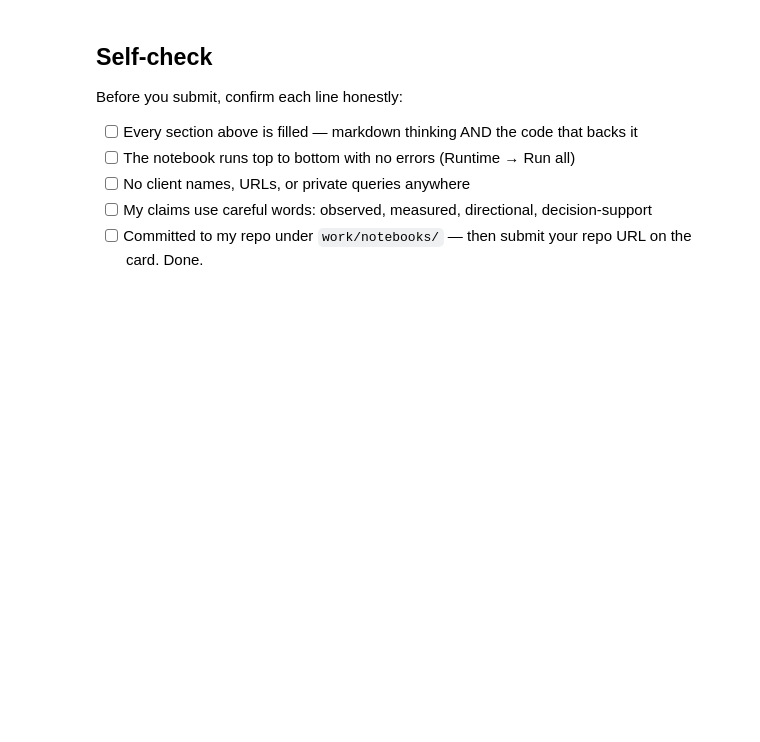
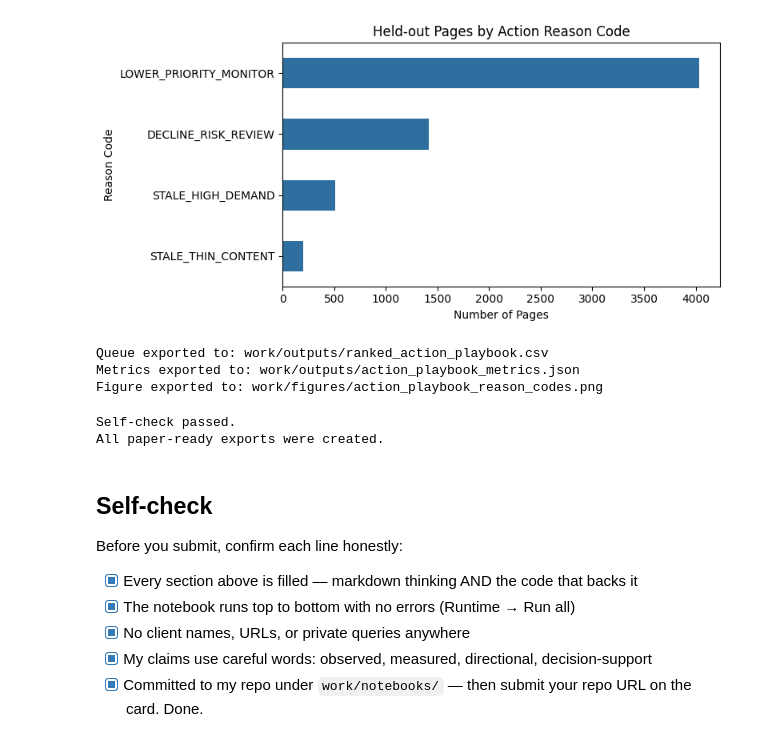
Before and after one commit to Subhash-2910/flyrank-ML-T1, a Jupyter notebook: work/notebooks/w07_action_playbook.ipynb, the cells around one changed output. Saved outputs shown, nothing was run; the diff lists cells and outputs as text; code cells hidden in the pictures; blank space fills up the shorter version.

Commit message:
Add content action playbook and exports - w_07

```diff
--- a/work/notebooks/w07_action_playbook.ipynb
+++ b/work/notebooks/w07_action_playbook.ipynb
@@ -44,10 +416,78 @@ This skeleton is yours to fill. Work the sections **in order** — each one has
+# %%
+# This cell is for CODE (numbers, a query, a check).
+# Write your text answer in the cell ABOVE this one — typing sentences here breaks Run All.
+
+
+import matplotlib.pyplot as plt
+
+os.makedirs("work/outputs", exist_ok=True)
+os.makedirs("work/figures", exist_ok=True)
+
+# Public-safe queue for the paper. IDs are pseudonymized.
+export_columns = [
+    id_col,
+    "search_volume",
+    "word_count",
+    "content_age_days",
+    "days_since_last_update",
+    "content_type",
+    "main_intent",
+    "model_decline_score",
+    "reason_code",
+    "action_label",
+    "human_review_required",
+    "review_note",
+]
+
+queue_path = "work/outputs/ranked_action_playbook.csv"
+playbook[export_columns].to_csv(queue_path, index=False)
+
+metrics_path = "work/outputs/action_playbook_metrics.json"
+with open(metrics_path, "w") as file:
+    json.dump(monitoring_snapshot, file, indent=2)
+
+figure_data = (
+    playbook["reason_code"]
+    .value_counts()
+    .sort_values(ascending=True)
+)
+
+plt.figure(figsize=(8, 4))
+figure_data.plot(kind="barh", color="#2f6f9f")
+plt.title("Held-out Pages by Action Reason Code")
+plt.xlabel("Number of Pages")
+plt.ylabel("Reason Code")
+plt.tight_layout()
+
+figure_path = "work/figures/action_playbook_reason_codes.png"
+plt.savefig(figure_path, dpi=160)
+plt.show()
+
+print("Queue exported to:", queue_path)
+print("Metrics exported to:", metrics_path)
+print("Figure exported to:", figure_path)
+# %% [output]
+[figure, added]
+Queue exported to: work/outputs/ranked_action_playbook.csv
+Metrics exported to: work/outputs/action_playbook_metrics.json
+Figure exported to: work/figures/action_playbook_reason_codes.png
+# %%
+assert os.path.exists("work/outputs/ranked_action_playbook.csv")
+assert os.path.exists("work/outputs/action_playbook_metrics.json")
+assert os.path.exists("work/figures/action_playbook_reason_codes.png")
+
+print("Self-check passed.")
+print("All paper-ready exports were created.")
+# %% [output]
+Self-check passed.
+All paper-ready exports were created.
 # %% [markdown]
 ## Self-check
 
 Before you submit, confirm each line honestly:
 
-- [ ] Every section above is filled — markdown thinking AND the code that backs it
-- [ ] The notebook runs top to bottom with no errors (Runtime → Run all)
-- [ ] No client names, URLs, or private queries anywhere
-- [ ] My claims use careful words: observed, measured, directional, decision-support
-- [ ] Committed to my repo under `work/notebooks/` — then submit your repo URL on the card. Done.
+- [x] Every section above is filled — markdown thinking AND the code that backs it
+- [x] The notebook runs top to bottom with no errors (Runtime → Run all)
+- [x] No client names, URLs, or private queries anywhere
+- [x] My claims use careful words: observed, measured, directional, decision-support
+- [x] Committed to my repo under `work/notebooks/` — then submit your repo URL on the card. Done.
```
Also changed, not shown: parts of 18 cells of this notebook.
